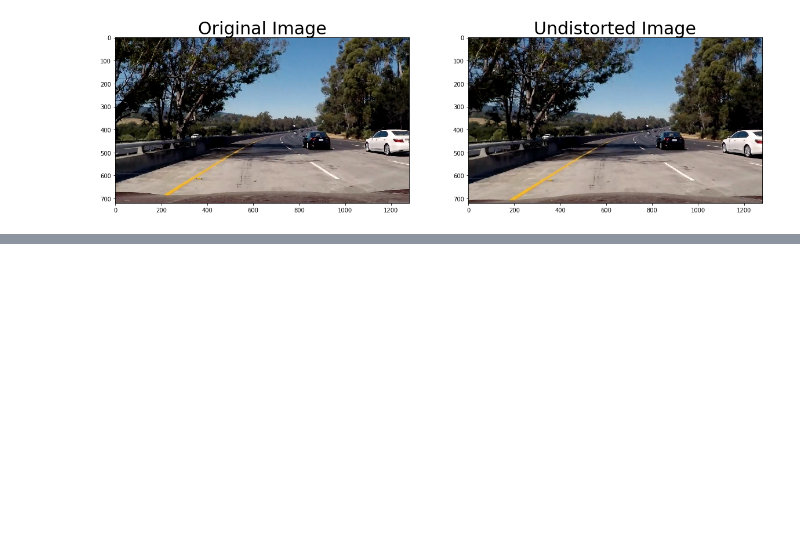
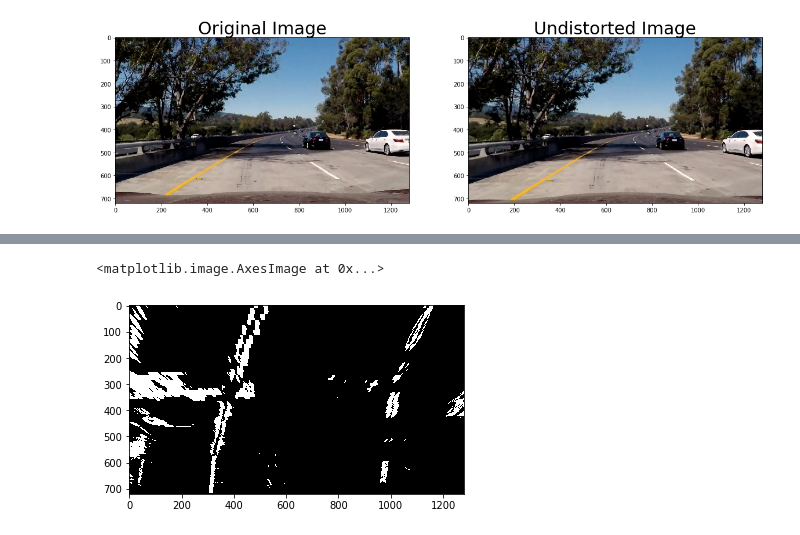
Before and after one commit to ChandlerTayek/CarND-Advanced-Lane-Lines, a Jupyter notebook: Main.ipynb, the cells around one changed output, grey strips where cells are left out. Cells and saved outputs as stored; diff of their text form; code cells hidden in the pictures; blank space fills up the shorter version.

```diff
--- a/Main.ipynb
+++ b/Main.ipynb
@@ -300,34 +303,38 @@ def perspectiveTrans(img, binary):
     warped = cv2.warpPerspective(binary, M, img_size)
 
     return M, Minv, warped
-
+parm1, parm2, parm3 = perspectiveTrans(testImgRgb,binary)
+plt.imshow(parm3, cmap='gray')
 # Draw the lines for the points of interest (source)
 # # Left line
 # cv2.line(draws, (src[0][0], src[0][1]), (src[2][0], src[2][1]), (255,0,0), thickness = 5)
 # # Right Line
 # cv2.line(draws, (src[1][0], src[1][1]), (src[3][0], src[3][1]), (255,0,0), thickness = 5)
 # # Bottom Line
 # cv2.line(draws, (src[0][0], src[0][1]), (src[1][0], src[1][1]), (255,0,0), thickness = 5)
 # # Top Line
 # cv2.line(draws, (src[2][0], src[2][1]), (src[3][0], src[3][1]), (255,0,0), thickness = 5)
 
 # # Draw the lines for the destiation
 # # Left Line
 # cv2.line(draws, (dst[0][0], dst[0][1]), (dst[2][0], dst[2][1]), (255,0,0), thickness = 5)
 # # Right Line
 # cv2.line(draws, (dst[1][0], dst[1][1]), (dst[3][0], dst[3][1]), (255,0,0), thickness = 5)
 # # Bottom Line
 # cv2.line(draws, (dst[0][0], dst[0][1]), (dst[1][0], dst[1][1]), (255,0,0), thickness = 5)
 # # Top Line
 # cv2.line(draws, (dst[2][0], dst[2][1]), (dst[3][0], dst[3][1]), (255,0,0), thickness = 5)
 
 
 # # Visualize undistortion
 # f, (ax1, ax2) = plt.subplots(1, 2, figsize=(20,10))
 # ax1.imshow(binary, cmap = 'gray')
 # ax1.set_title('Original Image', fontsize=30)
 # ax2.imshow(warpedImg, cmap = 'gray')
 # ax2.set_title('Warped Image', fontsize=30)
+# %% [output]
+<matplotlib.image.AxesImage at 0x...>
+[figure, added]
 # %%
 # image = cv2.imread('test_images/straight_lines2.jpg')
 # undImg = undistortImg(image)
```
Also changed, not shown: parts of 4 cells of this notebook, 5 other files.
